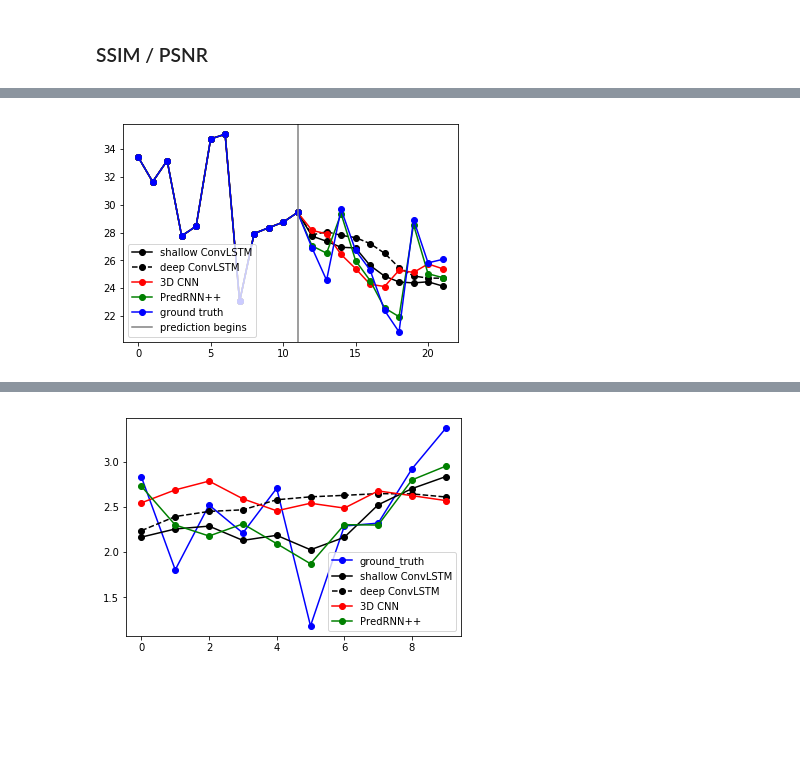
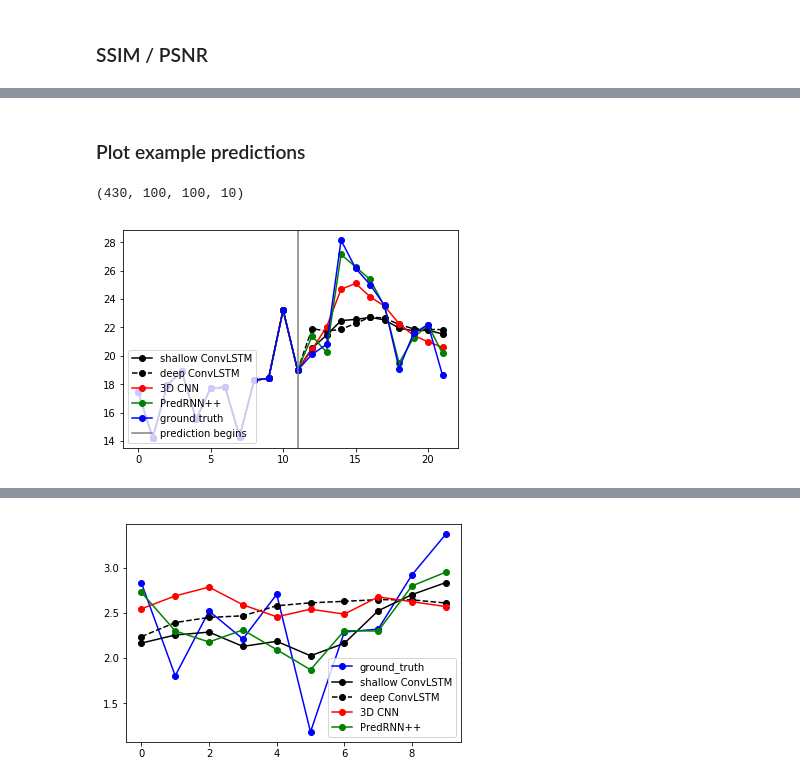
Before and after one commit to nanton96/Mobile-Data-Forecasting-With-Spatio-Temporal-Networks, a Jupyter notebook: notebooks/visualising_predictions.ipynb, the cells around one changed output, grey strips where cells are left out. Saved outputs shown, nothing was run; the diff lists cells and outputs as text; code cells hidden in the pictures; blank space fills up the shorter version.

```diff
--- a/notebooks/visualising_predictions.ipynb
+++ b/notebooks/visualising_predictions.ipynb
@@ -103,3 +101,15 @@ print(PSNR_pred_rnn / tot)
+# %% [markdown]
+### Plot example predictions
+# %%
+rc = {"axes.spines.left" : True,
+      "axes.spines.right" : True,
+      "axes.spines.bottom" : True,
+      "axes.spines.top" : True,
+      "xtick.bottom" : True,
+      "xtick.labelbottom" : True,
+      "ytick.labelleft" : True,
+      "ytick.left" : True}
+plt.rcParams.update(rc)
 # %%
 def plot_single_prediction_example_on_cell_58_50_with_input(index):
     x_axis = np.arange(22)
@@ -122,10 +132,14 @@ def plot_single_prediction_example_on_cell_58_50_with_input(index):
     plt.axvline(x=11,c ='grey',label='prediction begins')
 
     plt.legend(loc='lower left')
+# %%
+pred_shallow.shape
+# %% [output]
+(430, 100, 100, 10)
 # %%
-plot_single_prediction_example_on_cell_58_50_with_input(50)
+plot_single_prediction_example_on_cell_58_50_with_input(88)
 # %% [output]
-[figure, old version]
+[figure, new version]
 # %%
 def plot_single_prediction_example_on_cell_58_50(index):
     x_axis = np.arange(10)
```
Also changed, not shown: parts of 22 cells of this notebook, 12 other files.
